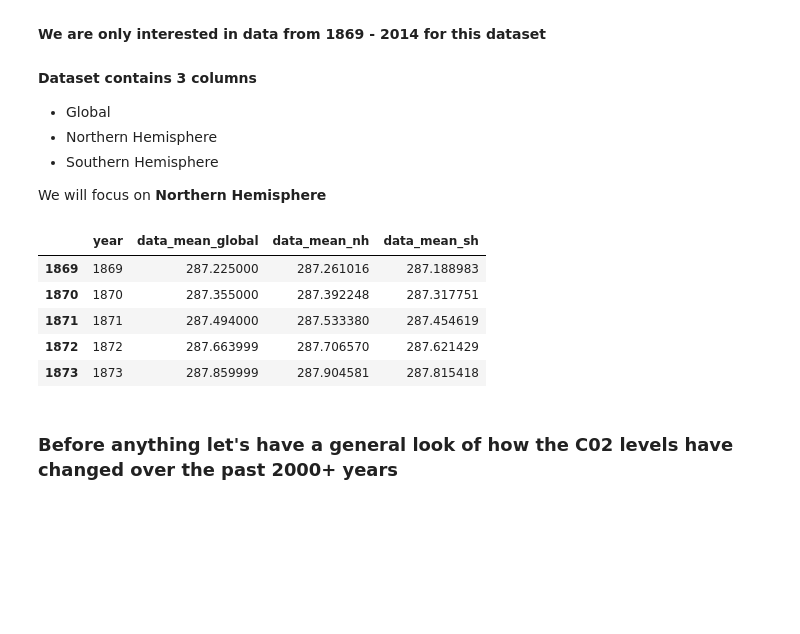
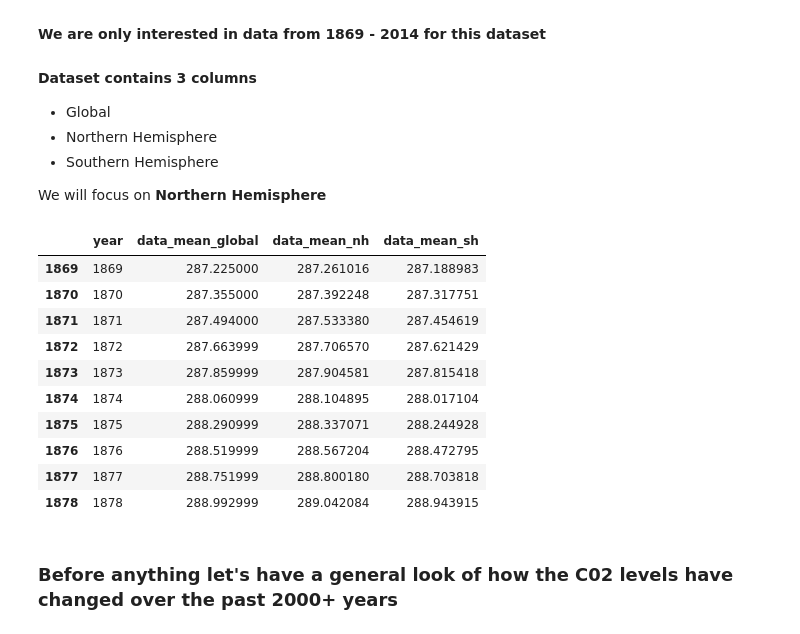
Before and after one commit to ahsan-fayyaz/Climate-Change-in-NYC, a Jupyter notebook: ClimateChange.ipynb, the cells around one changed output. Cells and saved outputs as stored; diff of their text form; code cells hidden in the pictures; blank space fills up the shorter version.

```diff
--- a/ClimateChange.ipynb
+++ b/ClimateChange.ipynb
@@ -343,14 +350,19 @@ total_c02_data.head()
 We will focus on __Northern Hemisphere__
 # %%
 c02_data = total_c02_data[total_c02_data['year'] >= 1869]
-c02_data.head()
+c02_data.head(10)
 # %% [output]
 |  | year | data_mean_global | data_mean_nh | data_mean_sh |
 | 1869 | 1869 | 287.225000 | 287.261016 | 287.188983 |
 | 1870 | 1870 | 287.355000 | 287.392248 | 287.317751 |
 | 1871 | 1871 | 287.494000 | 287.533380 | 287.454619 |
 | 1872 | 1872 | 287.663999 | 287.706570 | 287.621429 |
 | 1873 | 1873 | 287.859999 | 287.904581 | 287.815418 |
+| 1874 | 1874 | 288.060999 | 288.104895 | 288.017104 |
+| 1875 | 1875 | 288.290999 | 288.337071 | 288.244928 |
+| 1876 | 1876 | 288.519999 | 288.567204 | 288.472795 |
+| 1877 | 1877 | 288.751999 | 288.800180 | 288.703818 |
+| 1878 | 1878 | 288.992999 | 289.042084 | 288.943915 |
 # %% [markdown]
 ### Before anything let's have a general look of how the C02 levels have changed over the past 2000+ years
 # %%
```
Also changed, not shown: parts of 14 cells of this notebook, 2 other files.
